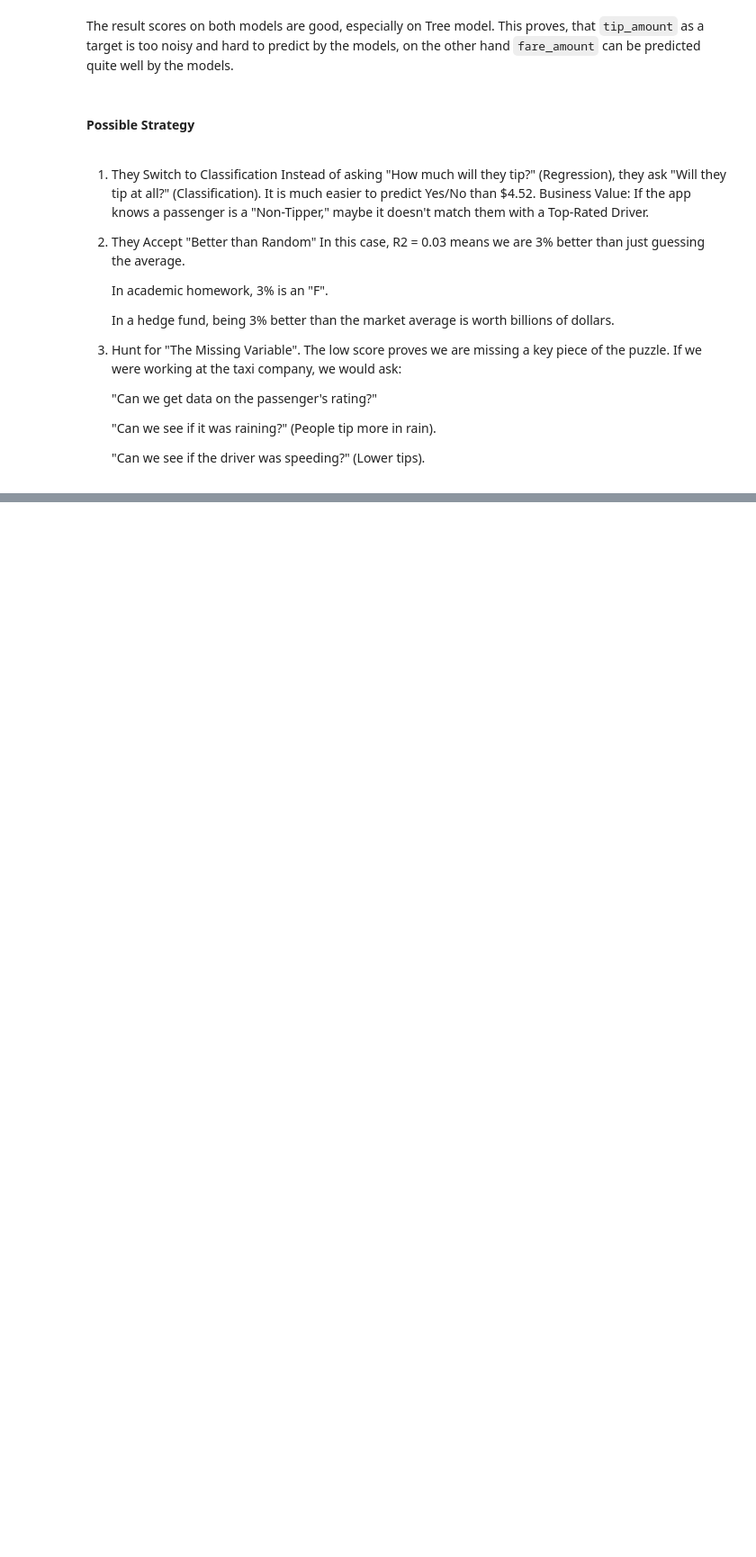
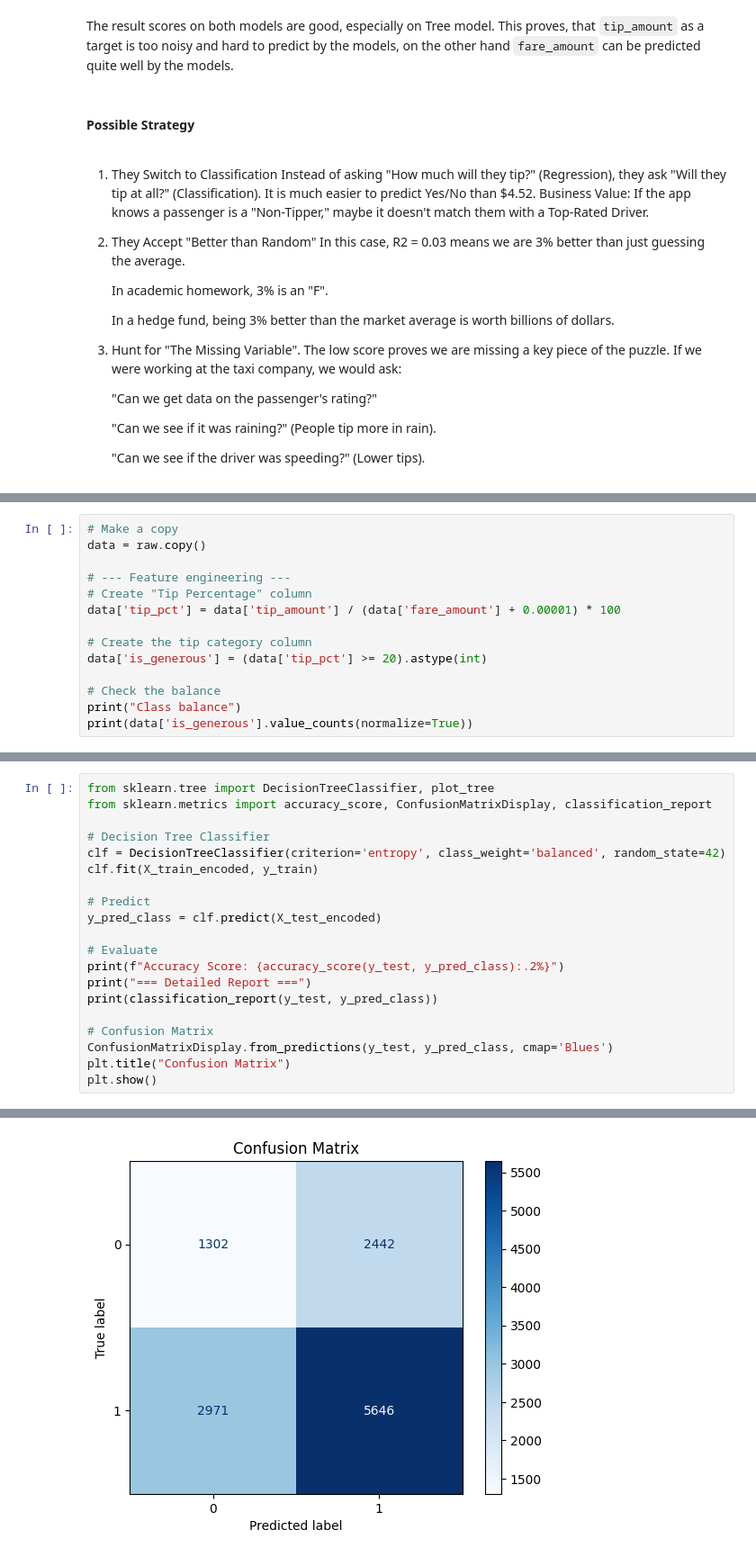
Before and after one commit to azharfachrezi/my-learning, a Jupyter notebook: Machine Learning/Supervised Learning/regression_trees.ipynb, the cells around one changed output, grey strips where cells are left out. Shown at 90% size. Drawn from its saved outputs; the diff is of its cells as text; blank space fills up the shorter version.

```diff
--- a/Machine Learning/Supervised Learning/regression_trees.ipynb
+++ b/Machine Learning/Supervised Learning/regression_trees.ipynb
@@ -307,0 +331,14 @@ The result scores on both models are good, especially on Tree model. This proves
+# %%
+# Make a copy
+data = raw.copy()
+
+# --- Feature engineering ---
+# Create "Tip Percentage" column
+data['tip_pct'] = data['tip_amount'] / (data['fare_amount'] + 0.00001) * 100
+
+# Create the tip category column
+data['is_generous'] = (data['tip_pct'] >= 20).astype(int)
+
+# Check the balance
+print("Class balance")
+print(data['is_generous'].value_counts(normalize=True))
@@ -307,0 +383,21 @@ The result scores on both models are good, especially on Tree model. This proves
+# %%
+from sklearn.tree import DecisionTreeClassifier, plot_tree
+from sklearn.metrics import accuracy_score, ConfusionMatrixDisplay, classification_report
+
+# Decision Tree Classifier
+clf = DecisionTreeClassifier(criterion='entropy', class_weight='balanced', random_state=42)
+clf.fit(X_train_encoded, y_train)
+
+# Predict
+y_pred_class = clf.predict(X_test_encoded)
+
+# Evaluate
+print(f"Accuracy Score: {accuracy_score(y_test, y_pred_class):.2%}")
+print("=== Detailed Report ===")
+print(classification_report(y_test, y_pred_class))
+
+# Confusion Matrix
+ConfusionMatrixDisplay.from_predictions(y_test, y_pred_class, cmap='Blues')
+plt.title("Confusion Matrix")
+plt.show()
+# %% [output]
@@ -307,0 +414 @@ The result scores on both models are good, especially on Tree model. This proves
+[figure, added]
```
Also changed, not shown: parts of 12 cells of this notebook.
